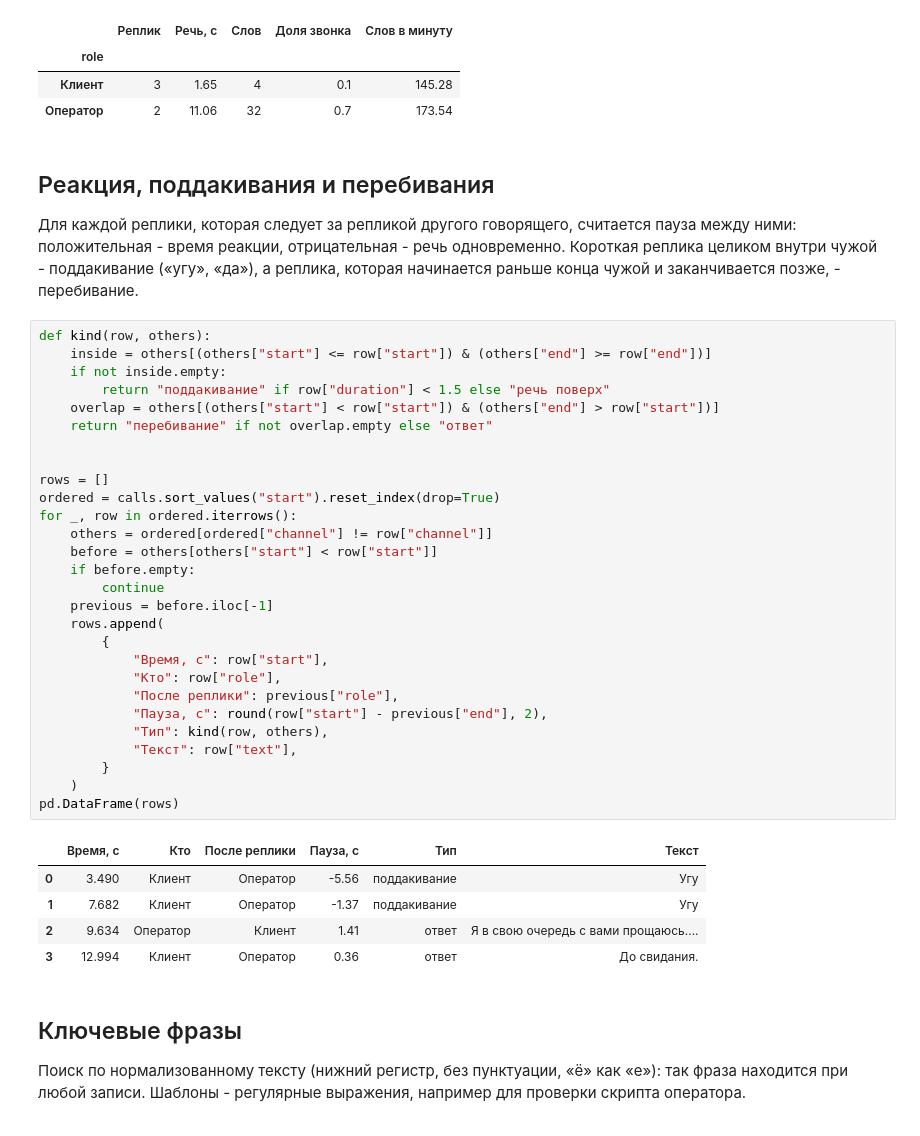
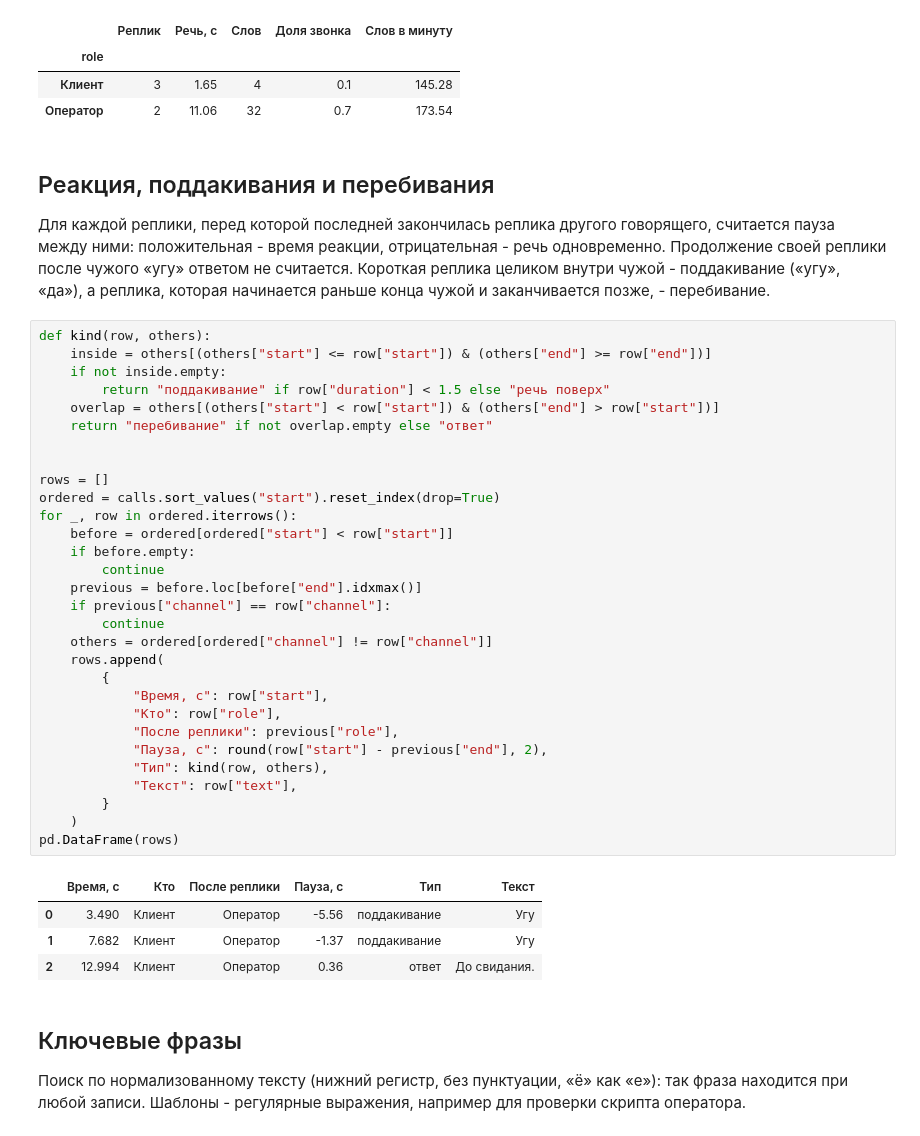
Before and after one commit to SergeyShk/Speech-to-Text-Russian, a Jupyter notebook: notebooks/02_call_analytics.ipynb, the cells around one changed output. Cells and saved outputs as stored; diff of their text form.

```diff
--- a/notebooks/02_call_analytics.ipynb
+++ b/notebooks/02_call_analytics.ipynb
@@ -126,41 +126,42 @@ talk.rename(
 # %% [markdown]
 ## Реакция, поддакивания и перебивания
 
-Для каждой реплики, которая следует за репликой другого говорящего, считается пауза между ними: положительная - время реакции, отрицательная - речь одновременно. Короткая реплика целиком внутри чужой - поддакивание («угу», «да»), а реплика, которая начинается раньше конца чужой и заканчивается позже, - перебивание.
+Для каждой реплики, перед которой последней закончилась реплика другого говорящего, считается пауза между ними: положительная - время реакции, отрицательная - речь одновременно. Продолжение своей реплики после чужого «угу» ответом не считается. Короткая реплика целиком внутри чужой - поддакивание («угу», «да»), а реплика, которая начинается раньше конца чужой и заканчивается позже, - перебивание.
 # %%
 def kind(row, others):
     inside = others[(others["start"] <= row["start"]) & (others["end"] >= row["end"])]
     if not inside.empty:
         return "поддакивание" if row["duration"] < 1.5 else "речь поверх"
     overlap = others[(others["start"] < row["start"]) & (others["end"] > row["start"])]
     return "перебивание" if not overlap.empty else "ответ"
 
 
 rows = []
 ordered = calls.sort_values("start").reset_index(drop=True)
 for _, row in ordered.iterrows():
-    others = ordered[ordered["channel"] != row["channel"]]
-    before = others[others["start"] < row["start"]]
+    before = ordered[ordered["start"] < row["start"]]
     if before.empty:
         continue
-    previous = before.iloc[-1]
+    previous = before.loc[before["end"].idxmax()]
+    if previous["channel"] == row["channel"]:
+        continue
+    others = ordered[ordered["channel"] != row["channel"]]
     rows.append(
         {
             "Время, с": row["start"],
             "Кто": row["role"],
             "После реплики": previous["role"],
             "Пауза, с": round(row["start"] - previous["end"], 2),
             "Тип": kind(row, others),
             "Текст": row["text"],
         }
     )
 pd.DataFrame(rows)
 # %% [output]
 |  | Время, с | Кто | После реплики | Пауза, с | Тип | Текст |
 | 0 | 3.490 | Клиент | Оператор | -5.56 | поддакивание | Угу |
 | 1 | 7.682 | Клиент | Оператор | -1.37 | поддакивание | Угу |
-| 2 | 9.634 | Оператор | Клиент | 1.41 | ответ | Я в свою очередь с вами прощаюсь.... |
-| 3 | 12.994 | Клиент | Оператор | 0.36 | ответ | До свидания. |
+| 2 | 12.994 | Клиент | Оператор | 0.36 | ответ | До свидания. |
 # %% [markdown]
 ## Ключевые фразы
 
```
Also changed, not shown: parts of 1 cell of this notebook, 6 other files.
